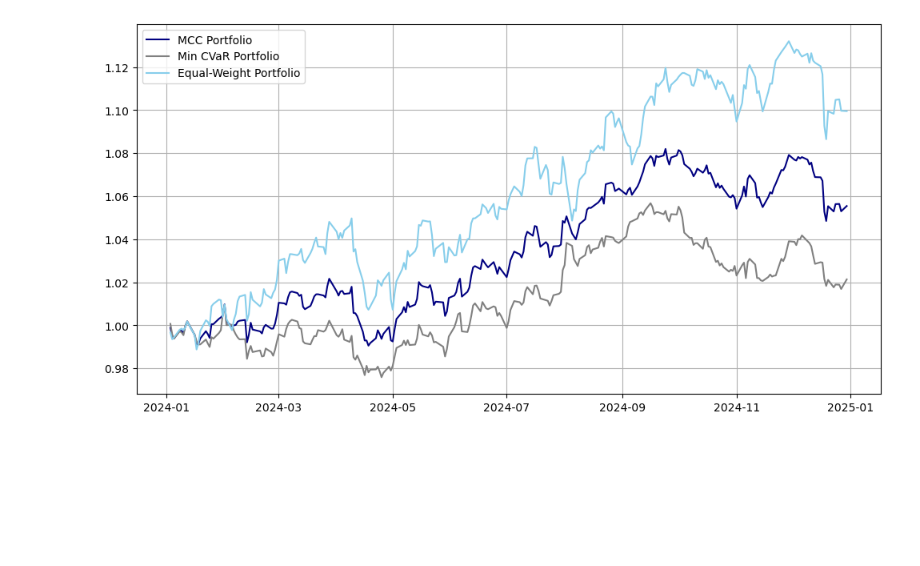
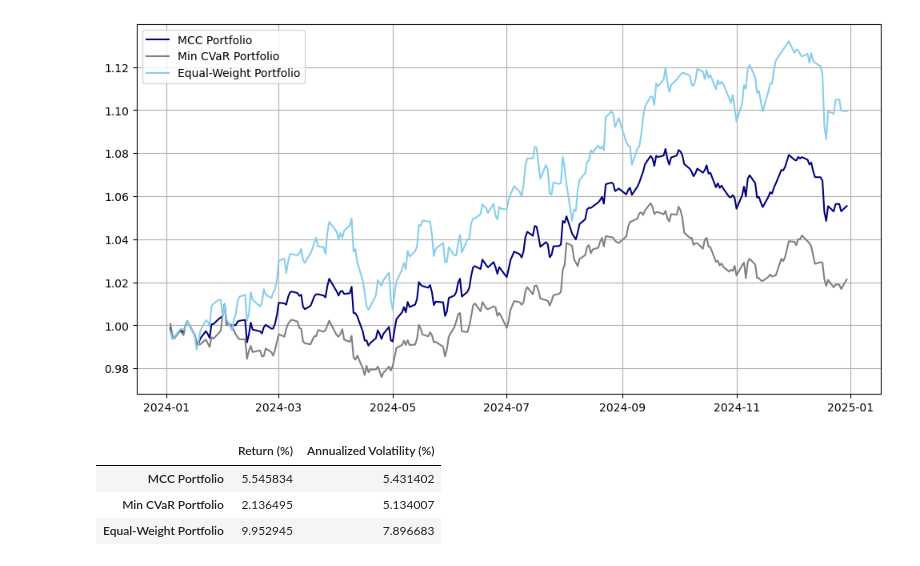
Before and after one commit to LuisMB09/admin_de_riesgos, a Jupyter notebook: min_CVaR.ipynb, the cells around one changed output. Cells and saved outputs as stored; diff of their text form; code cells hidden in the pictures; blank space fills up the shorter version.

Commit message:
Static Portfolio

```diff
--- a/min_CVaR.ipynb
+++ b/min_CVaR.ipynb
@@ -47,7 +49,10 @@ $$
 # %%
 # bonds, commodities, equities and real estate
 tickers = ['VBTLX', 'GSG', 'VTI', 'VNQ']
-data = yf.download(tickers, start='2019-01-01', end='2024-01-01')['Adj Close']
+start_date = '2019-01-01'
+end_date = '2024-01-01'
+
+data = yf.download(tickers, start_date, end_date)['Adj Close']
 
 # calculate returns
 returns = data.pct_change().dropna()
@@ -219,7 +224,7 @@ VTI: 30.888%
 # %%
 # bonds, commodities, equities and real estate
 tickers = ['VBTLX', 'GSG', 'VTI', 'VNQ']
-data = yf.download(tickers, start='2024-01-01', end='2024-12-31')['Adj Close']
+data = yf.download(tickers, end_date, end='2024-12-31')['Adj Close']
 
 # calculate returns
 returns = data.pct_change().dropna()
@@ -235,20 +240,37 @@ cumulative_return_min_cvar_port = (1 + min_cvar_portfolio_returns).cumprod()
 ew_portfolio_returns = portfolio_return(ew_weights)
 cumulative_return_ew_port = (1 + ew_portfolio_returns).cumprod()
 
-returns_df = pd.DataFrame({
+cumulative_returns_df = pd.DataFrame({
     'MCC Portfolio': cumulative_return_mcc_port,
     'Min CVaR Portfolio': cumulative_return_min_cvar_port,
     'Equal-Weight Portfolio': cumulative_return_ew_port
 })
-returns_df.index = returns.index
+cumulative_returns_df.index = returns.index
 
 plt.figure(figsize=(12, 6))
 
-plt.plot(returns_df['MCC Portfolio'], label='MCC Portfolio', c = 'navy')
-plt.plot(returns_df['Min CVaR Portfolio'], label='Min CVaR Portfolio', c = 'gray')
-plt.plot(returns_df['Equal-Weight Portfolio'], label='Equal-Weight Portfolio', c = 'skyblue')
+plt.plot(cumulative_returns_df['MCC Portfolio'], label='MCC Portfolio', c = 'navy')
+plt.plot(cumulative_returns_df['Min CVaR Portfolio'], label='Min CVaR Portfolio', c = 'gray')
+plt.plot(cumulative_returns_df['Equal-Weight Portfolio'], label='Equal-Weight Portfolio', c = 'skyblue')
 
 plt.legend()
 plt.grid();
 # %% [output]
 [figure]
+# %%
+returns_df = pd.DataFrame({
+    'MCC Portfolio': mcc_portfolio_returns,
+    'Min CVaR Portfolio': min_cvar_portfolio_returns,
+    'Equal-Weight Portfolio': ew_portfolio_returns
+})
+
+summary_df = pd.DataFrame({
+    'Return (%)': (cumulative_returns_df.iloc[-1] - 1) * 100,
+        'Annualized Volatility (%)': returns_df.std() * np.sqrt(252) * 100
+})
+summary_df
+# %% [output]
+|  | Return (%) | Annualized Volatility (%) |
+| MCC Portfolio | 5.545834 | 5.431402 |
+| Min CVaR Portfolio | 2.136495 | 5.134007 |
+| Equal-Weight Portfolio | 9.952945 | 7.896683 |
```
Also changed, not shown: parts of 2 cells of this notebook.
